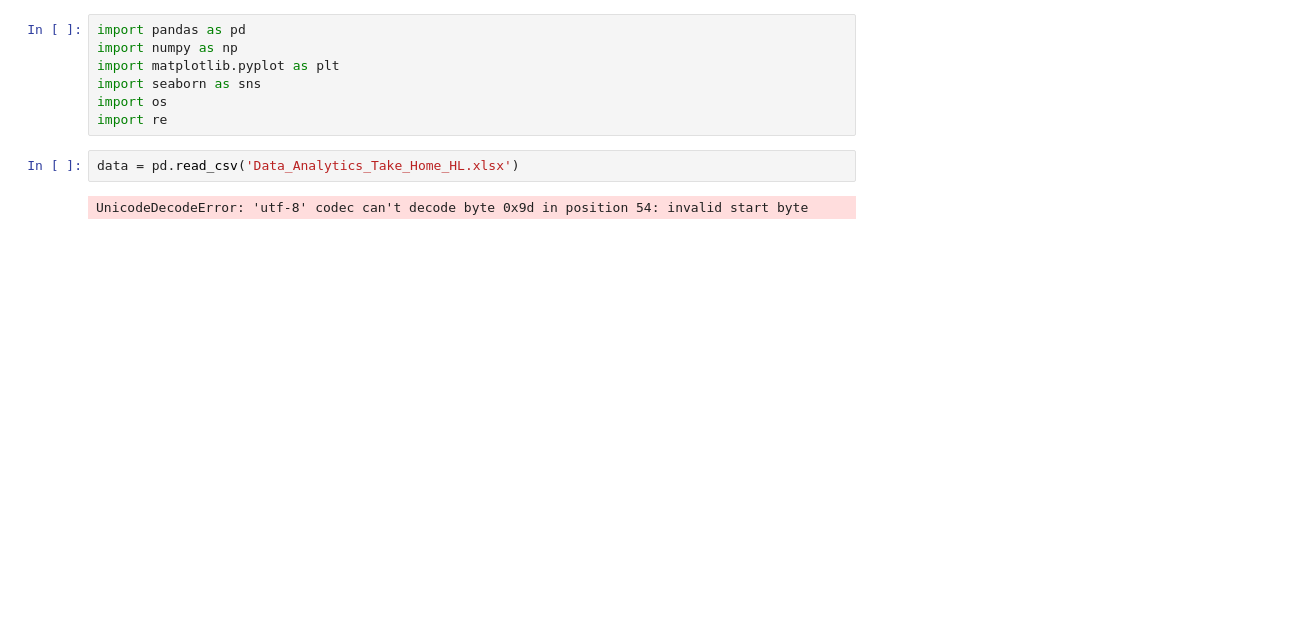
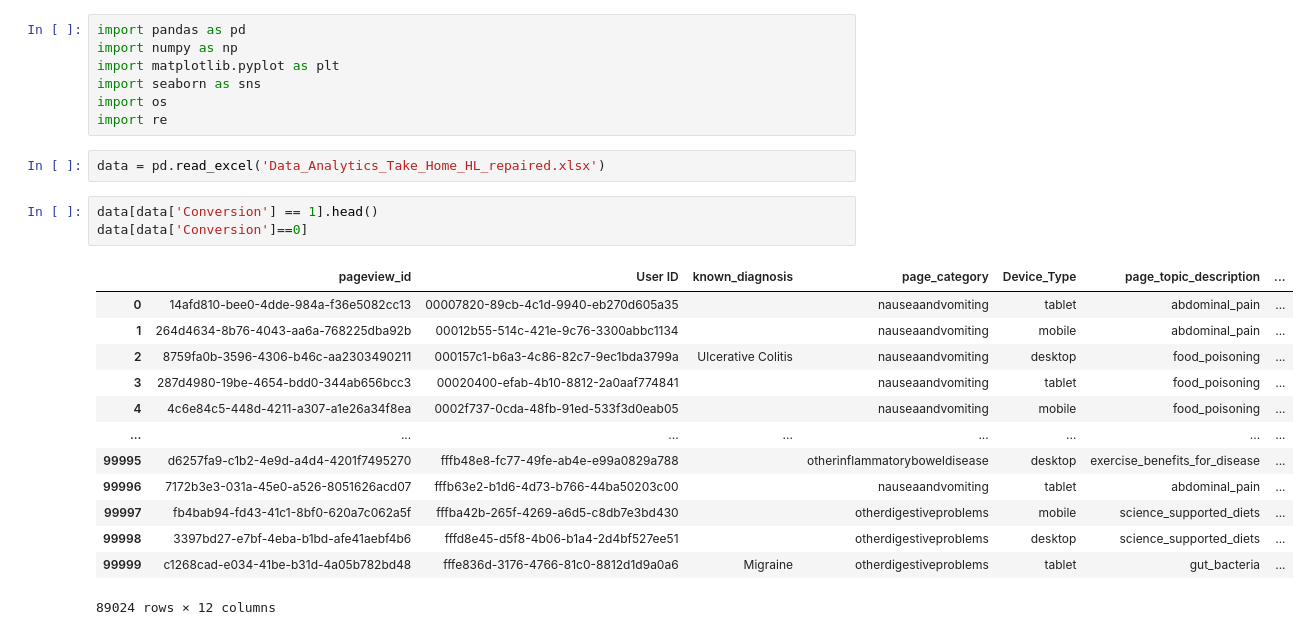
Before and after one commit to VarunDivi/RVO_case_study, a Jupyter notebook: data_cleaning.ipynb, the cells around one changed output. Drawn from its saved outputs; the diff is of its cells as text; blank space fills up the shorter version.

```diff
--- a/data_cleaning.ipynb
+++ b/data_cleaning.ipynb
@@ -6,6 +6,21 @@ import seaborn as sns
 import os
 import re
 # %%
-data = pd.read_csv('Data_Analytics_Take_Home_HL.xlsx')
+data = pd.read_excel('Data_Analytics_Take_Home_HL_repaired.xlsx')
-# %% [output]
-UnicodeDecodeError: 'utf-8' codec can't decode byte 0x9d in position 54: invalid start byte
+# %%
+data[data['Conversion'] == 1].head()
+data[data['Conversion']==0]
+# %% [output]
+|  | pageview_id | User ID | known_diagnosis | page_category | Device_Type | page_topic_description | ... |
+| 0 | 14afd810-bee0-4dde-984a-f36e5082cc13 | 00007820-89cb-4c1d-9940-eb270d605a35 |  | nauseaandvomiting | tablet | abdominal_pain | ... |
+| 1 | 264d4634-8b76-4043-aa6a-768225dba92b | 00012b55-514c-421e-9c76-3300abbc1134 |  | nauseaandvomiting | mobile | abdominal_pain | ... |
+| 2 | 8759fa0b-3596-4306-b46c-aa2303490211 | 000157c1-b6a3-4c86-82c7-9ec1bda3799a | Ulcerative Colitis | nauseaandvomiting | desktop | food_poisoning | ... |
+| 3 | 287d4980-19be-4654-bdd0-344ab656bcc3 | 00020400-efab-4b10-8812-2a0aaf774841 |  | nauseaandvomiting | tablet | food_poisoning | ... |
+| 4 | 4c6e84c5-448d-4211-a307-a1e26a34f8ea | 0002f737-0cda-48fb-91ed-533f3d0eab05 |  | nauseaandvomiting | mobile | food_poisoning | ... |
+| ... | ... | ... | ... | ... | ... | ... | ... |
+| 99995 | d6257fa9-c1b2-4e9d-a4d4-4201f7495270 | fffb48e8-fc77-49fe-ab4e-e99a0829a788 |  | otherinflammatoryboweldisease | desktop | exercise_benefits_for_disease | ... |
+| 99996 | 7172b3e3-031a-45e0-a526-8051626acd07 | fffb63e2-b1d6-4d73-b766-44ba50203c00 |  | nauseaandvomiting | tablet | abdominal_pain | ... |
+| 99997 | fb4bab94-fd43-41c1-8bf0-620a7c062a5f | fffba42b-265f-4269-a6d5-c8db7e3bd430 |  | otherdigestiveproblems | mobile | science_supported_diets | ... |
+| 99998 | 3397bd27-e7bf-4eba-b1bd-afe41aebf4b6 | fffd8e45-d5f8-4b06-b1a4-2d4bf527ee51 |  | otherdigestiveproblems | desktop | science_supported_diets | ... |
+| 99999 | c1268cad-e034-41be-b31d-4a05b782bd48 | fffe836d-3176-4766-81c0-8812d1d9a0a6 | Migraine | otherdigestiveproblems | tablet | gut_bacteria | ... |
+89024 rows × 12 columns
```
Also changed, not shown: parts of 8 cells of this notebook, 2 other files.
